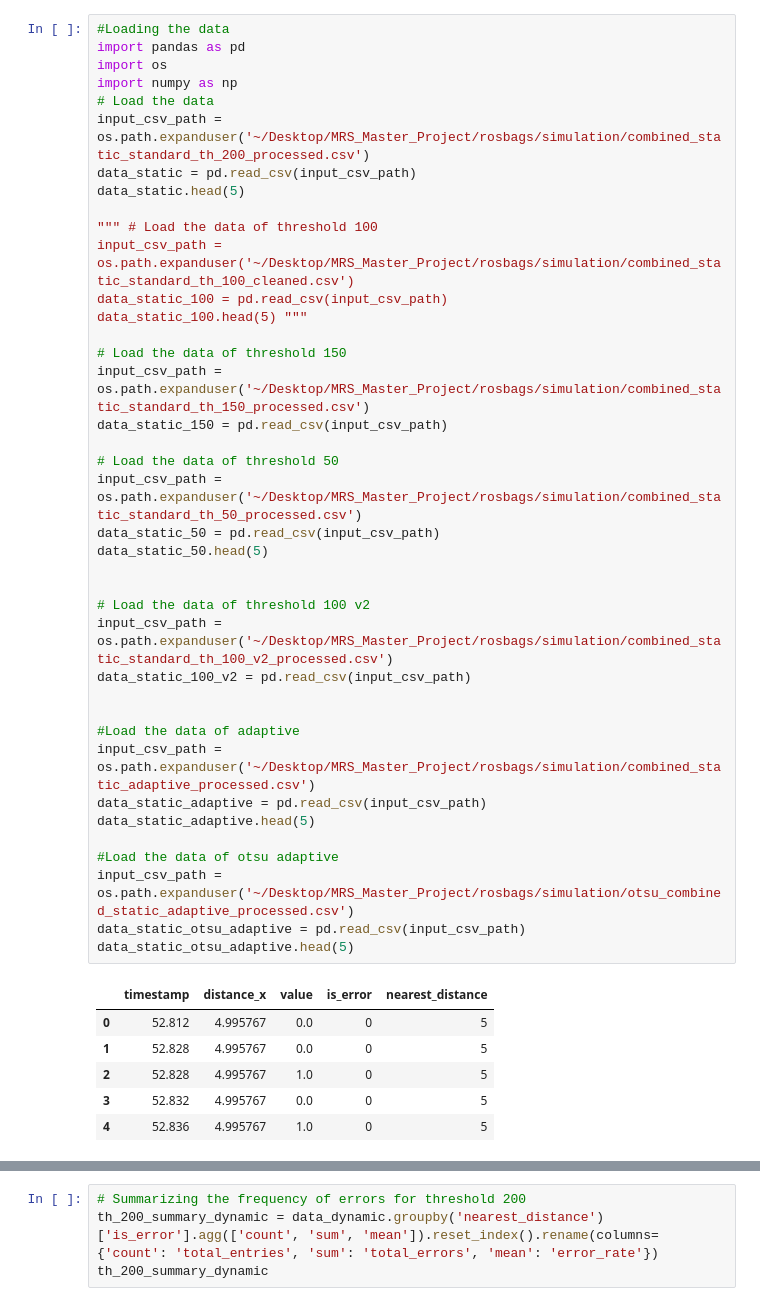
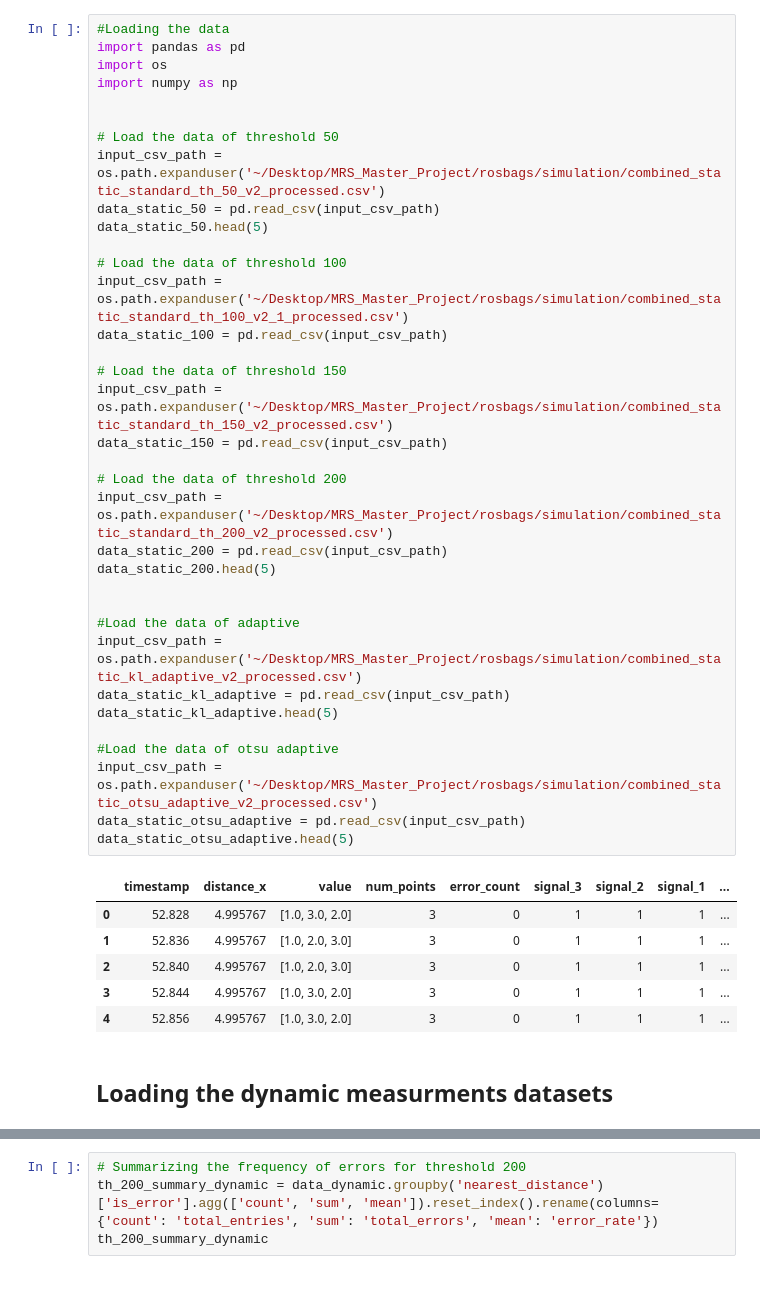
Before and after one commit to MarlonRiv/uvdar_core, a Jupyter notebook: scripts/Processing_evaluation_distance.ipynb, the cells around one changed output, grey strips where cells are left out. Saved outputs shown, nothing was run; the diff lists cells and outputs as text.

```diff
--- a/scripts/Processing_evaluation_distance.ipynb
+++ b/scripts/Processing_evaluation_distance.ipynb
@@ -97,47 +95,45 @@ data.head(50)
 # %%
 #Loading the data
 import pandas as pd
 import os
 import numpy as np
-# Load the data
-input_csv_path = os.path.expanduser('~/Desktop/MRS_Master_Project/rosbags/simulation/combined_static_standard_th_200_processed.csv')
-data_static = pd.read_csv(input_csv_path)
-data_static.head(5)
 
-""" # Load the data of threshold 100
-input_csv_path = os.path.expanduser('~/Desktop/MRS_Master_Project/rosbags/simulation/combined_static_standard_th_100_cleaned.csv')
-data_static_100 = pd.read_csv(input_csv_path)
-data_static_100.head(5) """
-
-# Load the data of threshold 150
-input_csv_path = os.path.expanduser('~/Desktop/MRS_Master_Project/rosbags/simulation/combined_static_standard_th_150_processed.csv')
-data_static_150 = pd.read_csv(input_csv_path)
 
 # Load the data of threshold 50
-input_csv_path = os.path.expanduser('~/Desktop/MRS_Master_Project/rosbags/simulation/combined_static_standard_th_50_processed.csv')
+input_csv_path = os.path.expanduser('~/Desktop/MRS_Master_Project/rosbags/simulation/combined_static_standard_th_50_v2_processed.csv')
 data_static_50 = pd.read_csv(input_csv_path)
 data_static_50.head(5)
 
+# Load the data of threshold 100
+input_csv_path = os.path.expanduser('~/Desktop/MRS_Master_Project/rosbags/simulation/combined_static_standard_th_100_v2_1_processed.csv')
+data_static_100 = pd.read_csv(input_csv_path)
 
-# Load the data of threshold 100 v2
-input_csv_path = os.path.expanduser('~/Desktop/MRS_Master_Project/rosbags/simulation/combined_static_standard_th_100_v2_processed.csv')
-data_static_100_v2 = pd.read_csv(input_csv_path)
+# Load the data of threshold 150
+input_csv_path = os.path.expanduser('~/Desktop/MRS_Master_Project/rosbags/simulation/combined_static_standard_th_150_v2_processed.csv')
+data_static_150 = pd.read_csv(input_csv_path)
+
+# Load the data of threshold 200
+input_csv_path = os.path.expanduser('~/Desktop/MRS_Master_Project/rosbags/simulation/combined_static_standard_th_200_v2_processed.csv')
+data_static_200 = pd.read_csv(input_csv_path)
+data_static_200.head(5)
 
 
 #Load the data of adaptive
-input_csv_path = os.path.expanduser('~/Desktop/MRS_Master_Project/rosbags/simulation/combined_static_adaptive_processed.csv')
-data_static_adaptive = pd.read_csv(input_csv_path)
-data_static_adaptive.head(5)
+input_csv_path = os.path.expanduser('~/Desktop/MRS_Master_Project/rosbags/simulation/combined_static_kl_adaptive_v2_processed.csv')
+data_static_kl_adaptive = pd.read_csv(input_csv_path)
+data_static_kl_adaptive.head(5)
 
 #Load the data of otsu adaptive
-input_csv_path = os.path.expanduser('~/Desktop/MRS_Master_Project/rosbags/simulation/otsu_combined_static_adaptive_processed.csv')
+input_csv_path = os.path.expanduser('~/Desktop/MRS_Master_Project/rosbags/simulation/combined_static_otsu_adaptive_v2_processed.csv')
 data_static_otsu_adaptive = pd.read_csv(input_csv_path)
 data_static_otsu_adaptive.head(5)
 # %% [output]
-|  | timestamp | distance_x | value | is_error | nearest_distance |
-| 0 | 52.812 | 4.995767 | 0.0 | 0 | 5 |
-| 1 | 52.828 | 4.995767 | 0.0 | 0 | 5 |
-| 2 | 52.828 | 4.995767 | 1.0 | 0 | 5 |
-| 3 | 52.832 | 4.995767 | 0.0 | 0 | 5 |
-| 4 | 52.836 | 4.995767 | 1.0 | 0 | 5 |
+|  | timestamp | distance_x | value | num_points | error_count | signal_3 | signal_2 | signal_1 | ... |
+| 0 | 52.828 | 4.995767 | [1.0, 3.0, 2.0] | 3 | 0 | 1 | 1 | 1 | ... |
+| 1 | 52.836 | 4.995767 | [1.0, 2.0, 3.0] | 3 | 0 | 1 | 1 | 1 | ... |
+| 2 | 52.840 | 4.995767 | [1.0, 2.0, 3.0] | 3 | 0 | 1 | 1 | 1 | ... |
+| 3 | 52.844 | 4.995767 | [1.0, 3.0, 2.0] | 3 | 0 | 1 | 1 | 1 | ... |
+| 4 | 52.856 | 4.995767 | [1.0, 3.0, 2.0] | 3 | 0 | 1 | 1 | 1 | ... |
+# %% [markdown]
+## Loading the dynamic measurments datasets
 # %%
```
Also changed, not shown: parts of 19 cells of this notebook, 1 other file.
